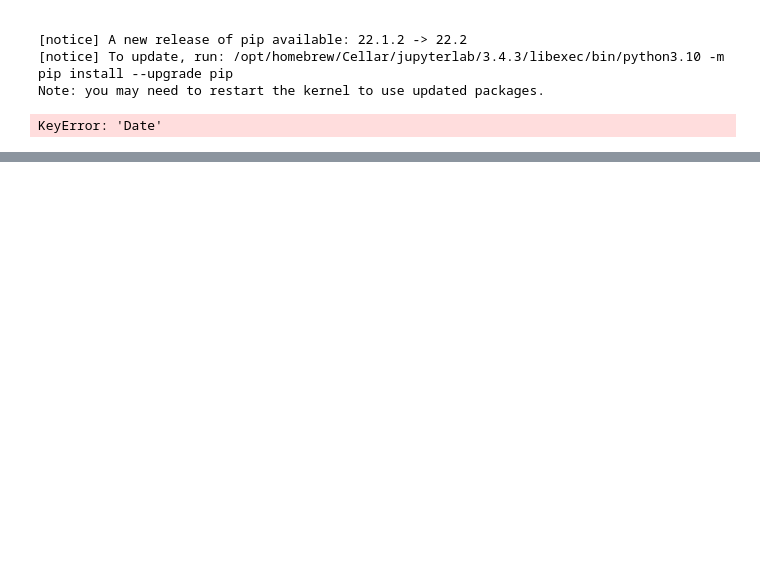
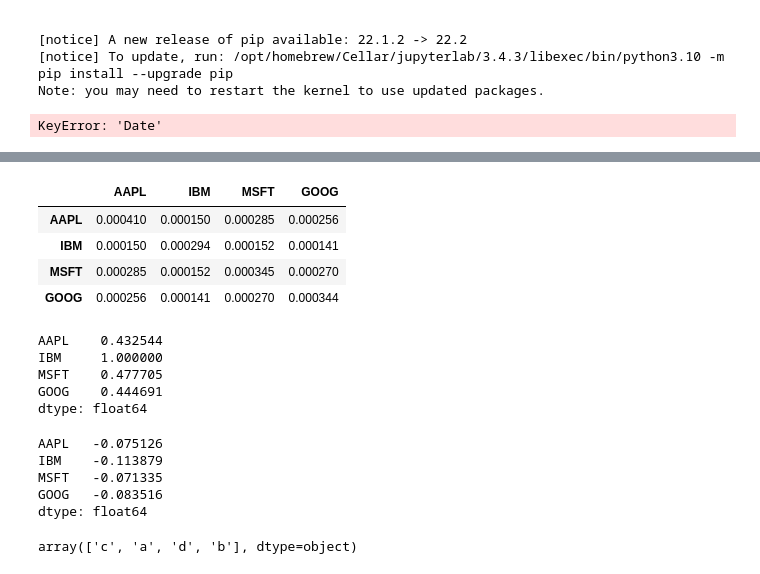
Before and after one commit to Payelban2022/pandas, a Jupyter notebook: Chapter5.ipynb, the cells around one changed output, grey strips where cells are left out. Saved outputs shown, nothing was run; the diff lists cells and outputs as text; code cells hidden in the pictures; blank space fills up the shorter version.

```diff
--- a/Chapter5.ipynb
+++ b/Chapter5.ipynb
@@ -1382,0 +1427,24 @@ KeyError: 'Date'
+# %%
+returns.cov()
+# %% [output]
+|  | AAPL | IBM | MSFT | GOOG |
+| AAPL | 0.000410 | 0.000150 | 0.000285 | 0.000256 |
+| IBM | 0.000150 | 0.000294 | 0.000152 | 0.000141 |
+| MSFT | 0.000285 | 0.000152 | 0.000345 | 0.000270 |
+| GOOG | 0.000256 | 0.000141 | 0.000270 | 0.000344 |
+# %%
+returns.corrwith(returns.IBM)
+# %% [output]
+AAPL    0.432544
+IBM     1.000000
+MSFT    0.477705
+GOOG    0.444691
+dtype: float64
+# %%
+returns.corrwith(volume)
+# %% [output]
+AAPL   -0.075126
+IBM    -0.113879
+MSFT   -0.071335
+GOOG   -0.083516
+dtype: float64
@@ -1382,0 +1455,4 @@ KeyError: 'Date'
+# %%
+uniques
+# %% [output]
+array(['c', 'a', 'd', 'b'], dtype=object)
```
Also changed, not shown: parts of 23 cells of this notebook.
